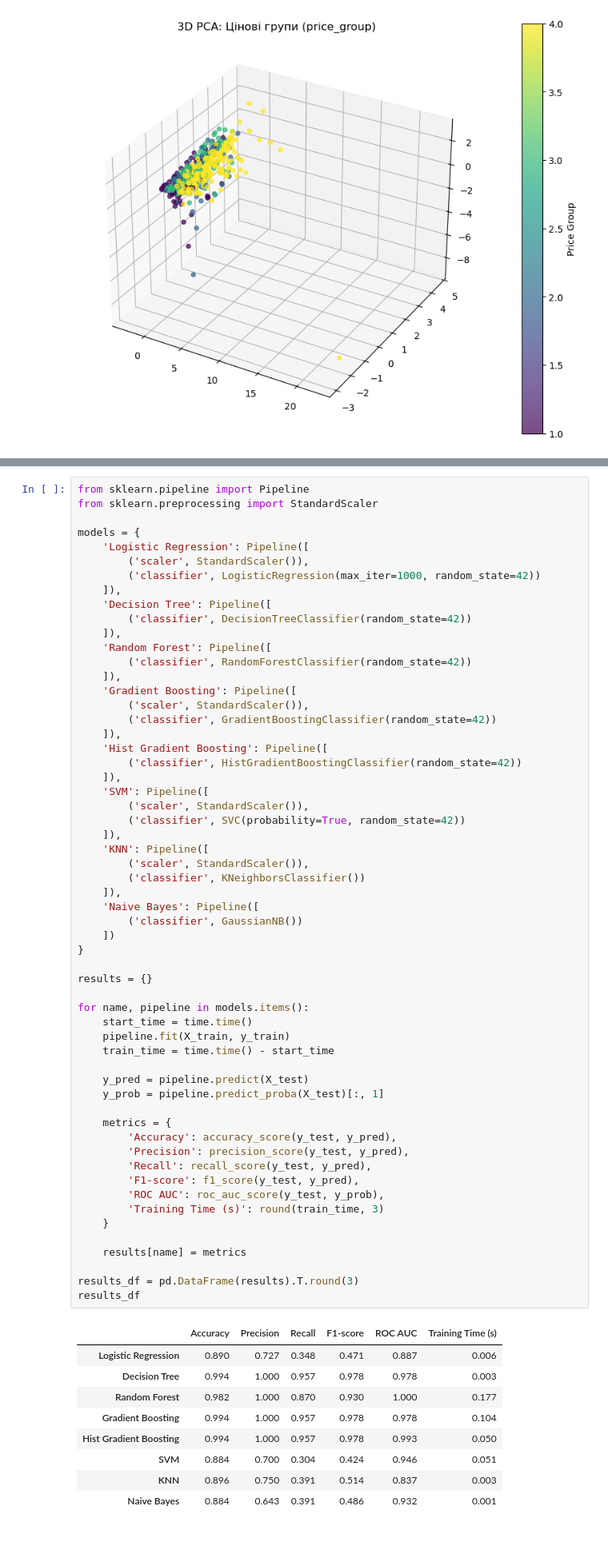
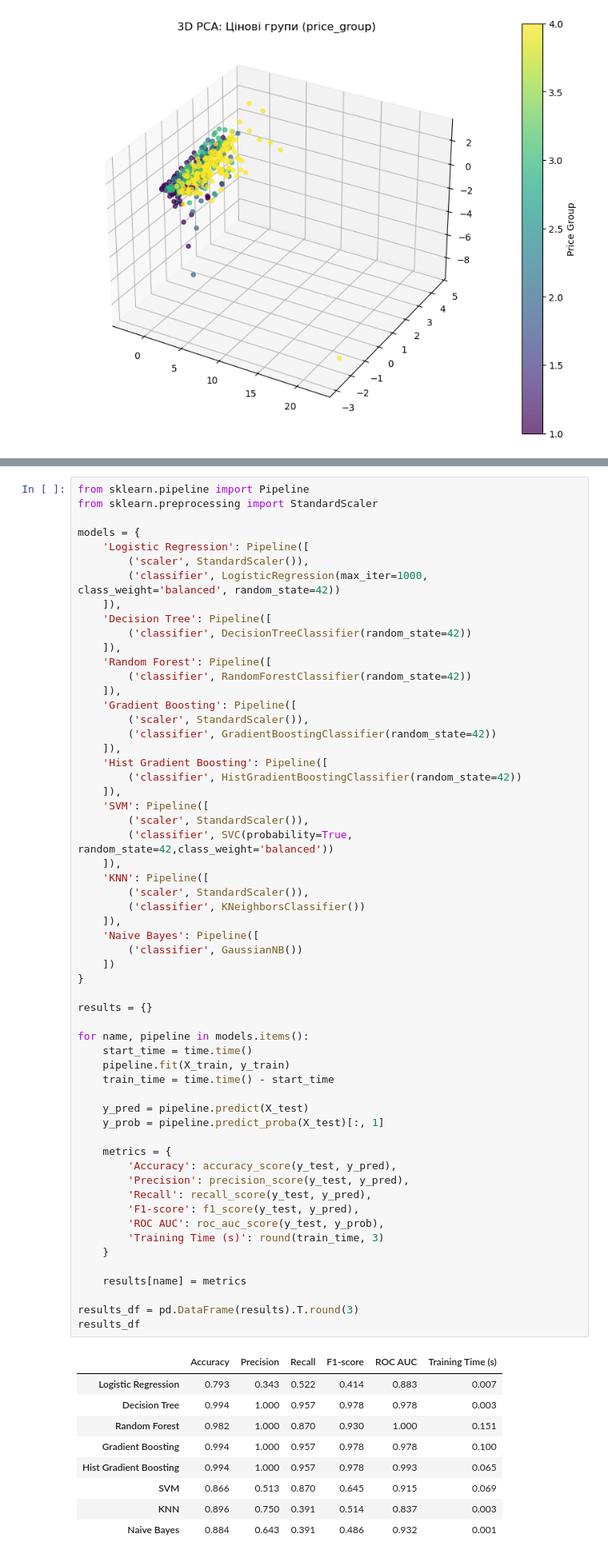
Before and after one commit to eerieiry/Coffee_Tea_and_Beverages_analysis, a Jupyter notebook: Coffee_Tea_and_Beverages_analysis.ipynb, the cells around one changed output, grey strips where cells are left out. Shown: that part at 80% size. Cells and saved outputs as stored; diff of their text form.

```diff
--- a/Coffee_Tea_and_Beverages_analysis.ipynb
+++ b/Coffee_Tea_and_Beverages_analysis.ipynb
@@ -310,7 +310,7 @@ from sklearn.preprocessing import StandardScaler
 models = {
     'Logistic Regression': Pipeline([
         ('scaler', StandardScaler()),
-        ('classifier', LogisticRegression(max_iter=1000, random_state=42))
+        ('classifier', LogisticRegression(max_iter=1000, class_weight='balanced', random_state=42))
     ]),
     'Decision Tree': Pipeline([
         ('classifier', DecisionTreeClassifier(random_state=42))
@@ -327,7 +327,7 @@ models = {
     ]),
     'SVM': Pipeline([
         ('scaler', StandardScaler()),
-        ('classifier', SVC(probability=True, random_state=42))
+        ('classifier', SVC(probability=True, random_state=42,class_weight='balanced'))
     ]),
     'KNN': Pipeline([
         ('scaler', StandardScaler()),
@@ -336,39 +336,39 @@ models = {
     'Naive Bayes': Pipeline([
         ('classifier', GaussianNB())
     ])
 }
 
 results = {}
 
 for name, pipeline in models.items():
     start_time = time.time()
     pipeline.fit(X_train, y_train)
     train_time = time.time() - start_time
 
     y_pred = pipeline.predict(X_test)
     y_prob = pipeline.predict_proba(X_test)[:, 1]
 
     metrics = {
         'Accuracy': accuracy_score(y_test, y_pred),
         'Precision': precision_score(y_test, y_pred),
         'Recall': recall_score(y_test, y_pred),
         'F1-score': f1_score(y_test, y_pred),
         'ROC AUC': roc_auc_score(y_test, y_prob),
         'Training Time (s)': round(train_time, 3)
     }
 
     results[name] = metrics
 
 results_df = pd.DataFrame(results).T.round(3)
 results_df
 # %% [output]
 |  | Accuracy | Precision | Recall | F1-score | ROC AUC | Training Time (s) |
-| Logistic Regression | 0.890 | 0.727 | 0.348 | 0.471 | 0.887 | 0.006 |
+| Logistic Regression | 0.793 | 0.343 | 0.522 | 0.414 | 0.883 | 0.007 |
 | Decision Tree | 0.994 | 1.000 | 0.957 | 0.978 | 0.978 | 0.003 |
-| Random Forest | 0.982 | 1.000 | 0.870 | 0.930 | 1.000 | 0.177 |
-| Gradient Boosting | 0.994 | 1.000 | 0.957 | 0.978 | 0.978 | 0.104 |
-| Hist Gradient Boosting | 0.994 | 1.000 | 0.957 | 0.978 | 0.993 | 0.050 |
-| SVM | 0.884 | 0.700 | 0.304 | 0.424 | 0.946 | 0.051 |
+| Random Forest | 0.982 | 1.000 | 0.870 | 0.930 | 1.000 | 0.151 |
+| Gradient Boosting | 0.994 | 1.000 | 0.957 | 0.978 | 0.978 | 0.100 |
+| Hist Gradient Boosting | 0.994 | 1.000 | 0.957 | 0.978 | 0.993 | 0.065 |
+| SVM | 0.866 | 0.513 | 0.870 | 0.645 | 0.915 | 0.069 |
 | KNN | 0.896 | 0.750 | 0.391 | 0.514 | 0.837 | 0.003 |
 | Naive Bayes | 0.884 | 0.643 | 0.391 | 0.486 | 0.932 | 0.001 |
 # %%
```
Also changed, not shown: parts of 10 cells of this notebook.
